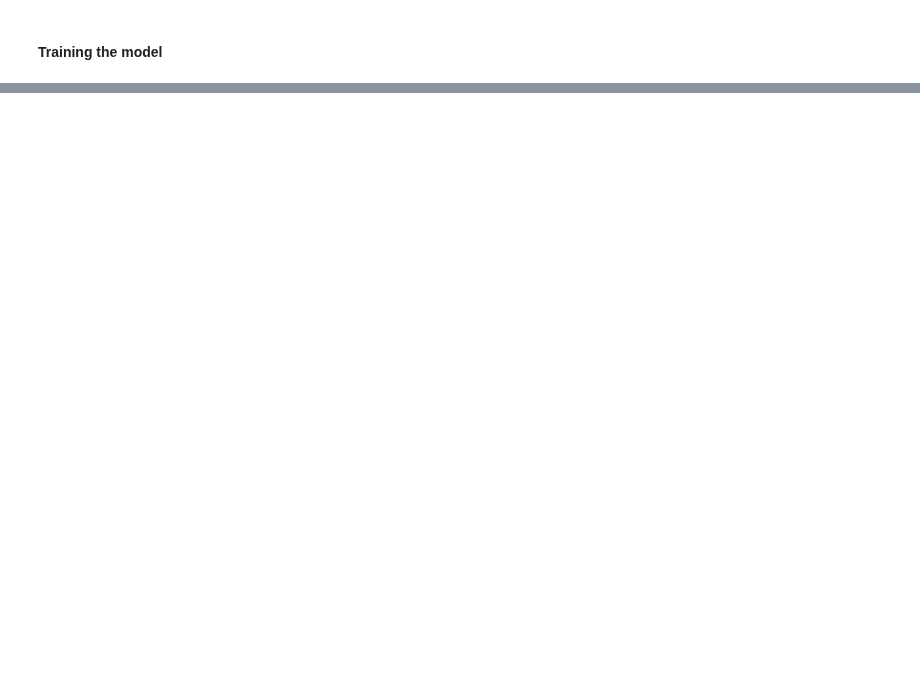
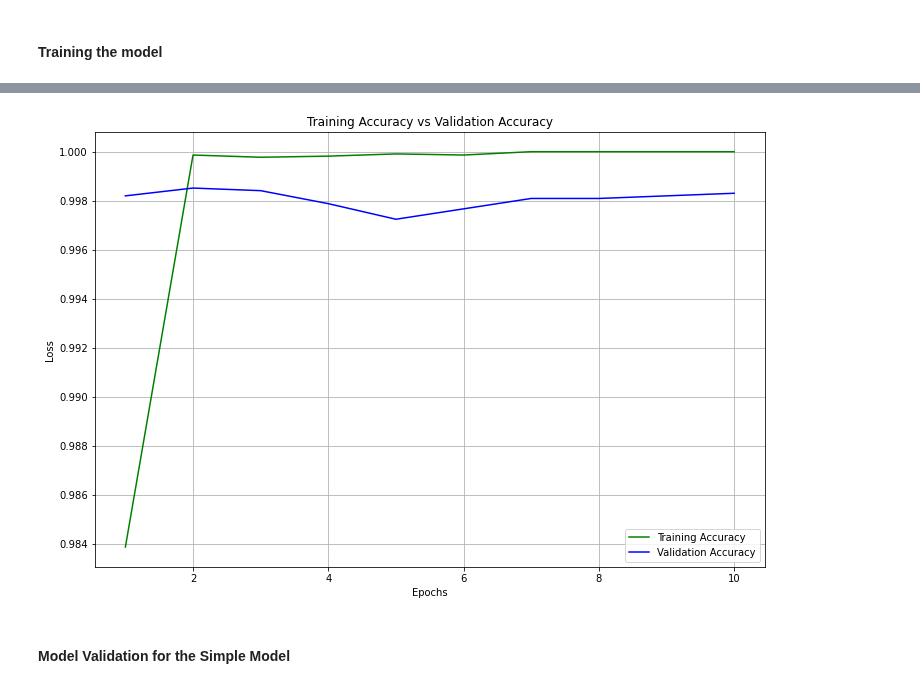
Before and after one commit to suvofalcon/Py-SpringboardAIML, a Jupyter notebook: _14_Kaggle/FakeAndRealNews.ipynb, the cells around one changed output, grey strips where cells are left out. Drawn from its saved outputs; the diff is of its cells as text; code cells hidden in the pictures; blank space fills up the shorter version.

```diff
--- a/_14_Kaggle/FakeAndRealNews.ipynb
+++ b/_14_Kaggle/FakeAndRealNews.ipynb
@@ -377,0 +509,7 @@ KeyboardInterrupt:
+# %%
+# Plot Training accuracy vs Validation accuracy
+plotTrainAccuracyVsValAccuracy(epochs_history=epochs_history_simple)
+# %% [output]
+[figure, added]
+# %% [markdown]
+#### Model Validation for the Simple Model
```
Also changed, not shown: parts of 37 cells of this notebook.
